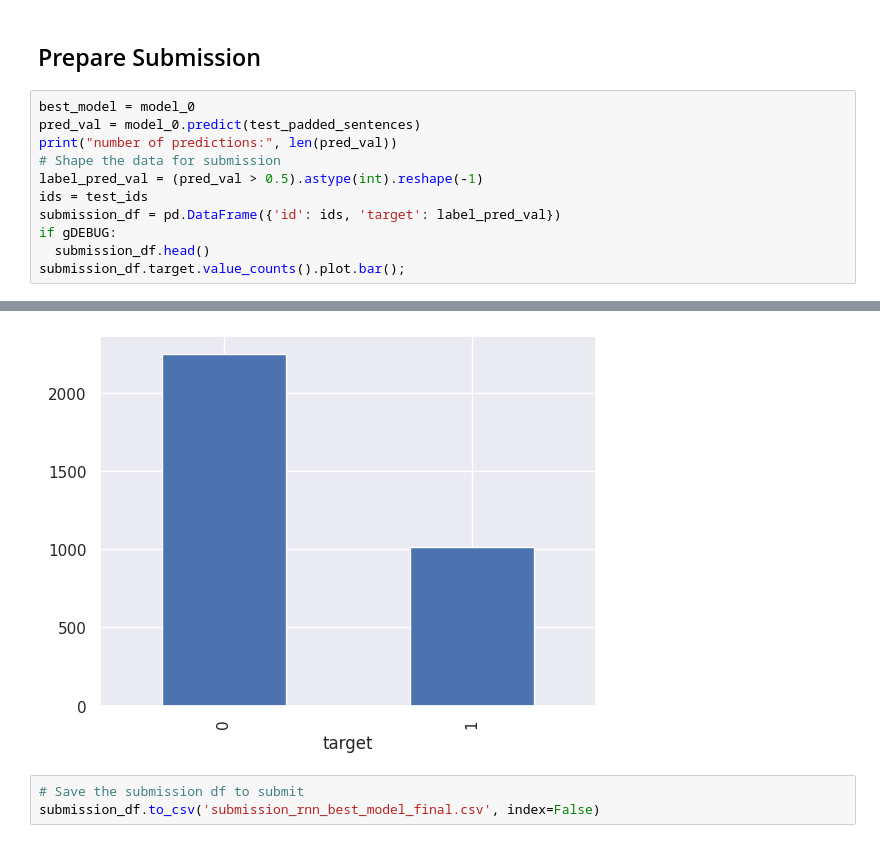
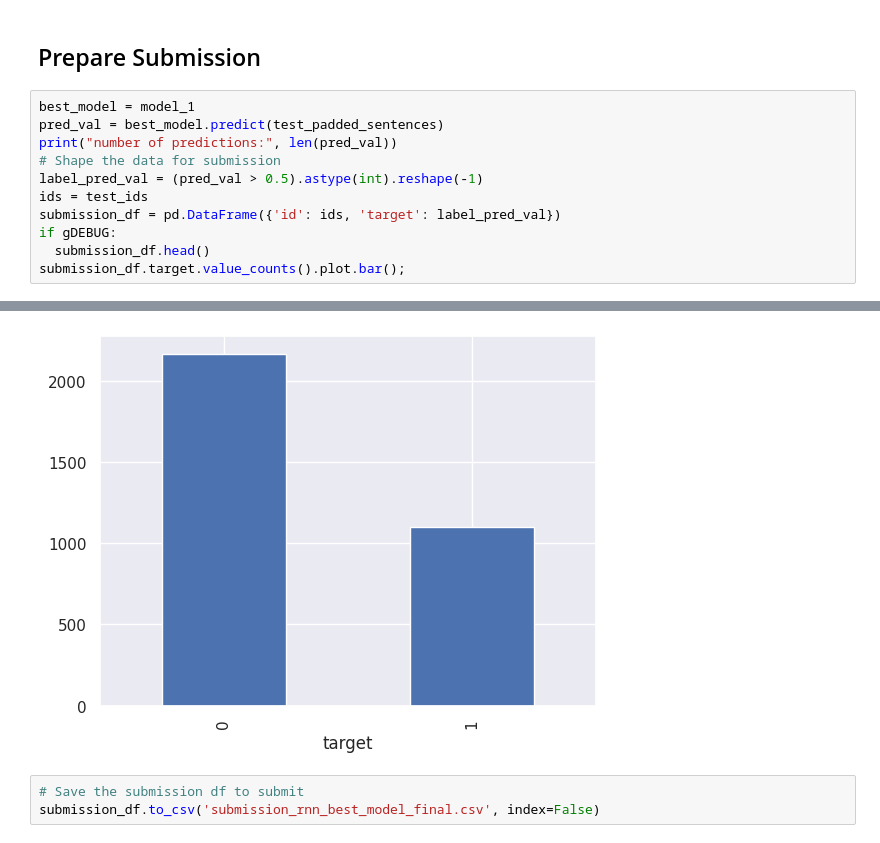
Before and after one commit to TOM-BOHN/MsDS-deep-learing-rnn-disaster-tweets, a Jupyter notebook: deep-learing-rnn-disaster-tweets.ipynb, the cells around one changed output, grey strips where cells are left out. Saved outputs shown, nothing was run; the diff lists cells and outputs as text.

```diff
--- a/deep-learing-rnn-disaster-tweets.ipynb
+++ b/deep-learing-rnn-disaster-tweets.ipynb
@@ -1270,8 +1274,8 @@ The baseline model demonstrates strong performance on the disaster tweet classif
 # %% [markdown]
 ## Prepare Submission
 # %%
-best_model = model_0
-pred_val = model_0.predict(test_padded_sentences)
+best_model = model_1
+pred_val = best_model.predict(test_padded_sentences)
 print("number of predictions:", len(pred_val))
 # Shape the data for submission
 label_pred_val = (pred_val > 0.5).astype(int).reshape(-1)
@@ -1285,5 +1289,5 @@ submission_df.target.value_counts().plot.bar();
 number of predictions: 3263
-[figure, old version]
+[figure, new version]
 # %%
 # Save the submission df to submit
 submission_df.to_csv('submission_rnn_best_model_final.csv', index=False)
```
Also changed, not shown: parts of 21 cells of this notebook.
